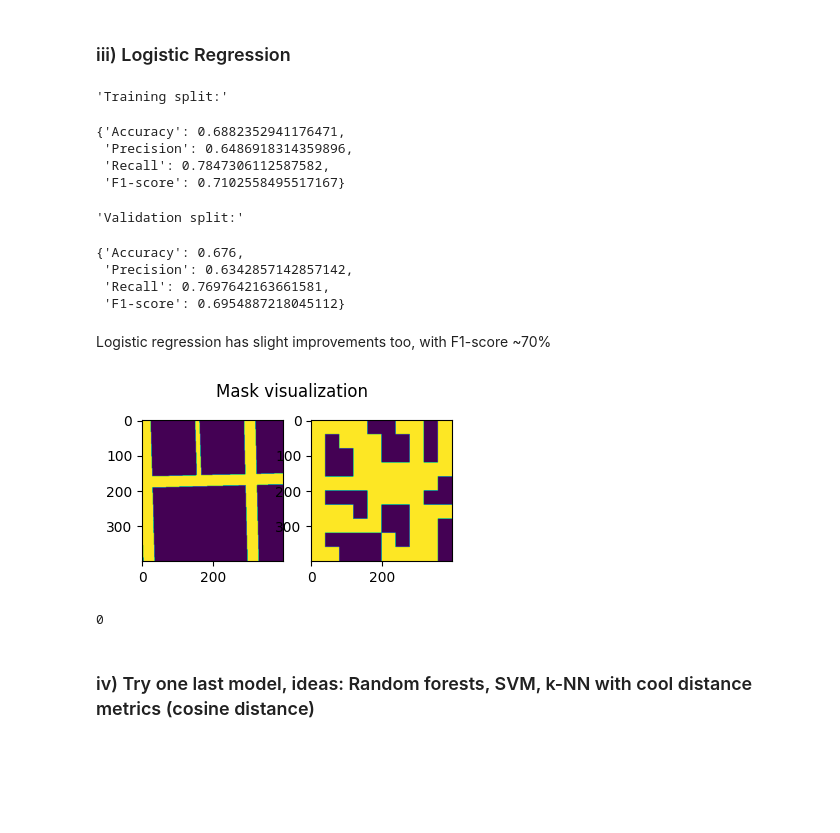
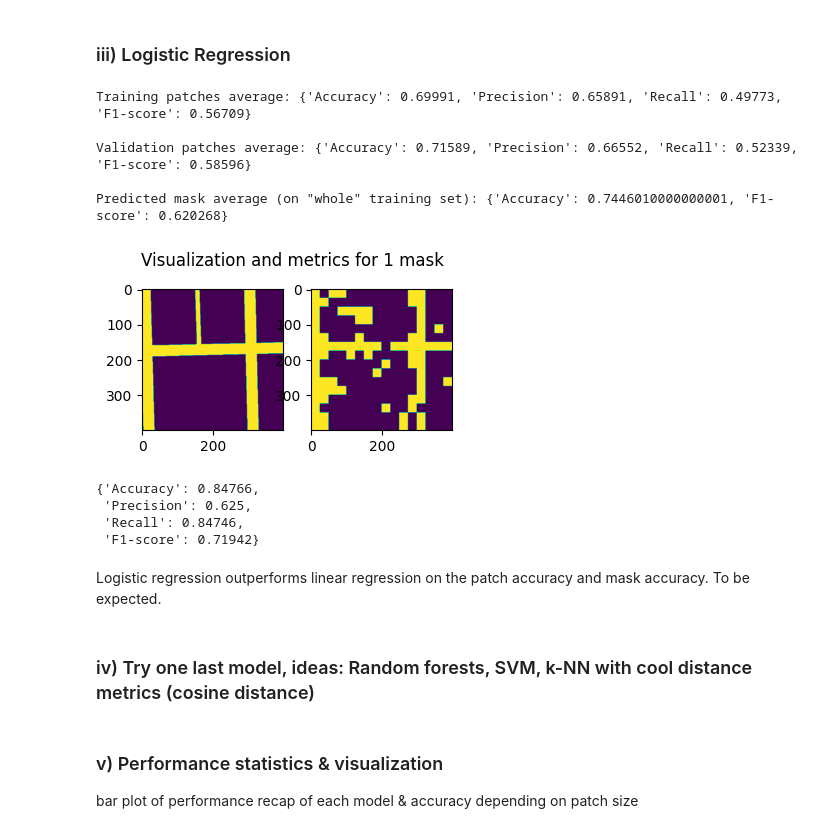
Before and after one commit to CS-433/ml-project-2-sigmoid-fraud, a Jupyter notebook: main.ipynb, the cells around one changed output. Saved outputs shown, nothing was run; the diff lists cells and outputs as text; code cells hidden in the pictures; blank space fills up the shorter version.

```diff
--- a/main.ipynb
+++ b/main.ipynb
@@ -441,33 +481,37 @@ visualize_predicition(im, im_gt_gs, scaler=scaler, model=linear_classifier,n_pat
 ### iii) Logistic Regression
 # %%
 n_epochs = 100000
-logistic_regression= SGDClassifier(loss='log_loss', max_iter=n_epochs, tol=1e-8)
+logistic_regression= SGDClassifier(loss='log_loss', max_iter=n_epochs, tol=1e-12)
 logistic_regression.fit(X_train.values,y_train.values)
 
 training_predictions = logistic_regression.predict(X_train.values)
 validation_predictions = logistic_regression.predict(X_validation.values)
 
-display('Training split:', metrics(training_predictions, y_train), 'Validation split:', metrics(validation_predictions, y_validation))
+print('Training patches average:', metrics(training_predictions, y_train), '\n')
+print('Validation patches average:', metrics(validation_predictions, y_validation), '\n')
+
+print('Predicted mask average:', mask_predictions(scaler=scaler, model=logistic_regression, n_patches=n_patches,
+        img_directory="data/training/images", gt_directory="data/training/groundtruth", dataset_size=10))
+
+visualize_predicition(im, im_gt_gs, scaler=scaler, model=logistic_regression,n_patches=n_patches)
 # %% [output]
-'Training split:'
+Training patches average: {'Accuracy': 0.69991, 'Precision': 0.65891, 'Recall': 0.49773, 'F1-score': 0.56709}
+
+Validation patches average: {'Accuracy': 0.71589, 'Precision': 0.66552, 'Recall': 0.52339, 'F1-score': 0.58596}
+
+Predicted mask average (on "whole" training set): {'Accuracy': 0.7446010000000001, 'F1-score': 0.620268}
+[figure, added]
-{'Accuracy': 0.6882352941176471,
- 'Precision': 0.6486918314359896,
- 'Recall': 0.7847306112587582,
- 'F1-score': 0.7102558495517167}
+{'Accuracy': 0.84766,
+ 'Precision': 0.625,
+ 'Recall': 0.84746,
+ 'F1-score': 0.71942}
-'Validation split:'
-{'Accuracy': 0.676,
- 'Precision': 0.6342857142857142,
- 'Recall': 0.7697642163661581,
- 'F1-score': 0.6954887218045112}
-# %% [markdown]
-Logistic regression has slight improvements too, with F1-score ~70%
-# %%
-visualize_predicition(im, im_gt_gs, scaler=scaler, model=logistic_regression,n_patches=n_patches)
-# %% [output]
-[figure, removed]
-0
+# %% [markdown]
+Logistic regression outperforms linear regression on the patch accuracy and mask accuracy. To be expected.
 # %% [markdown]
 ### iv) Try one last model, ideas: Random forests, SVM, k-NN with cool distance metrics (cosine distance)
+# %% [markdown]
+### v) Performance statistics & visualization
+bar plot of performance recap of each model & accuracy depending on patch size
 # %% [markdown]
 ## 5) Convolutional Neural Networks
 
```
Also changed, not shown: parts of 16 cells of this notebook.
